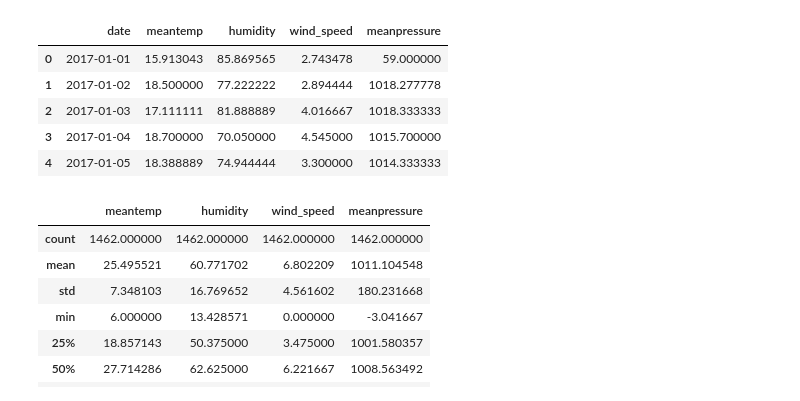
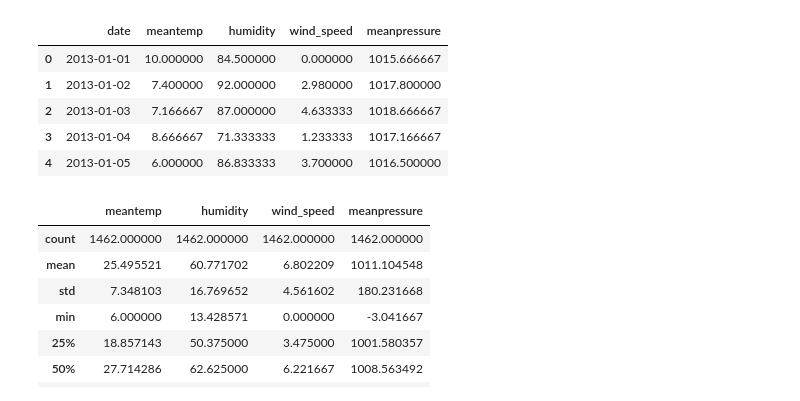
Before and after one commit to batcapricorn/prob-ml-project, a Jupyter notebook: src/main.ipynb, the cells around one changed output. Cells and saved outputs as stored; diff of their text form; code cells hidden in the pictures.

```diff
--- a/src/main.ipynb
+++ b/src/main.ipynb
@@ -6,14 +6,14 @@ df_train = pd.read_csv("../data/DailyDelhiClimateTrain.csv", parse_dates=True)
 df_test = pd.read_csv("../data/DailyDelhiClimateTest.csv", parse_dates=True)
 # %%
 df_train.head()
-df_test.head()
+# df_test.head()
 # %% [output]
 |  | date | meantemp | humidity | wind_speed | meanpressure |
-| 0 | 2017-01-01 | 15.913043 | 85.869565 | 2.743478 | 59.000000 |
-| 1 | 2017-01-02 | 18.500000 | 77.222222 | 2.894444 | 1018.277778 |
-| 2 | 2017-01-03 | 17.111111 | 81.888889 | 4.016667 | 1018.333333 |
-| 3 | 2017-01-04 | 18.700000 | 70.050000 | 4.545000 | 1015.700000 |
-| 4 | 2017-01-05 | 18.388889 | 74.944444 | 3.300000 | 1014.333333 |
+| 0 | 2013-01-01 | 10.000000 | 84.500000 | 0.000000 | 1015.666667 |
+| 1 | 2013-01-02 | 7.400000 | 92.000000 | 2.980000 | 1017.800000 |
+| 2 | 2013-01-03 | 7.166667 | 87.000000 | 4.633333 | 1018.666667 |
+| 3 | 2013-01-04 | 8.666667 | 71.333333 | 1.233333 | 1017.166667 |
+| 4 | 2013-01-05 | 6.000000 | 86.833333 | 3.700000 | 1016.500000 |
 # %%
 df_train.describe()
 #df_test.describe()
```
Also changed, not shown: parts of 1 cell of this notebook.
